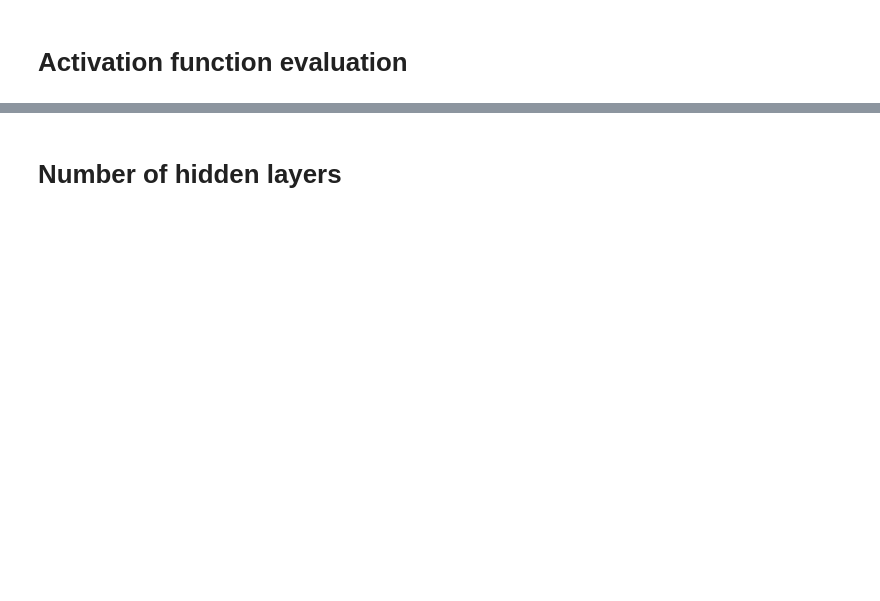
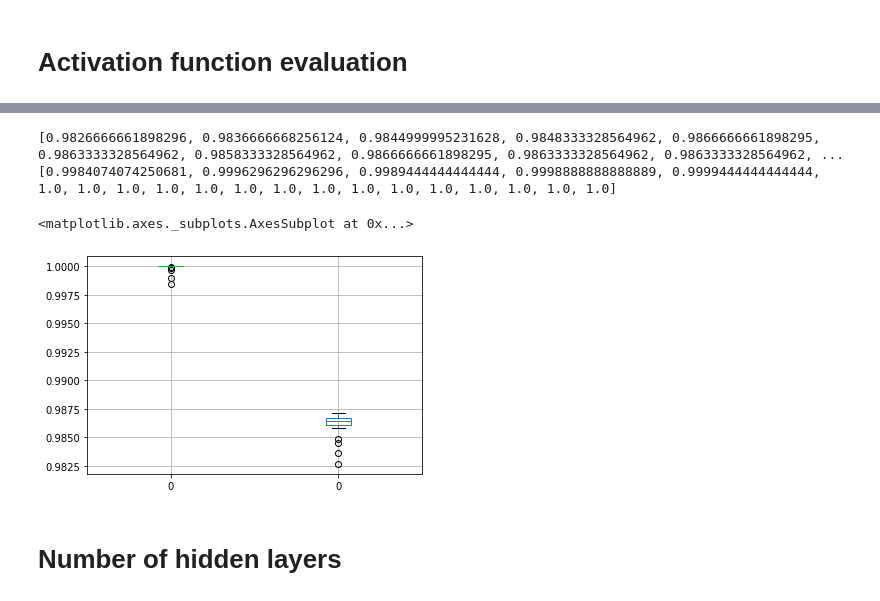
Before and after one commit to GreatLearningAIML1/bangalore-aug19-batch-suneethasomesula, a Jupyter notebook: DL_HyperparameterTuning_2.ipynb, the cells around one changed output, grey strips where cells are left out. Drawn from its saved outputs; the diff is of its cells as text; code cells hidden in the pictures; blank space fills up the shorter version.

```diff
--- a/DL_HyperparameterTuning_2.ipynb
+++ b/DL_HyperparameterTuning_2.ipynb
@@ -87,14 +106,19 @@ NameError: name 'model' is not defined
 # %%
-print(history.history['val_accuracy'])
+print(history.history['val_acc'])
 
-print(history.history['accuracy'])
+print(history.history['acc'])
 
-ta = pd.DataFrame(history.history['accuracy'])
-va = pd.DataFrame(history.history['val_accuracy'])
+ta = pd.DataFrame(history.history['acc'])
+va = pd.DataFrame(history.history['val_acc'])
 
 tva = pd.concat([ta,va] , axis=1)
 
 tva.boxplot()
+# %% [output]
+[0.9826666661898296, 0.9836666668256124, 0.9844999995231628, 0.9848333328564962, 0.9866666661898295, 0.9863333328564962, 0.9858333328564962, 0.9866666661898295, 0.9863333328564962, 0.9863333328564962, ...
+[0.9984074074250681, 0.9996296296296296, 0.9989444444444444, 0.9998888888888889, 0.9999444444444444, 1.0, 1.0, 1.0, 1.0, 1.0, 1.0, 1.0, 1.0, 1.0, 1.0, 1.0, 1.0, 1.0, 1.0, 1.0]
+<matplotlib.axes._subplots.AxesSubplot at 0x...>
+[figure, added]
 # %%
 # With simple two layer NN, got an accuracy of 98%+
 # But training and validation scores are in different ranges ... looks like overfitting case
```
Also changed, not shown: parts of 30 cells of this notebook.
